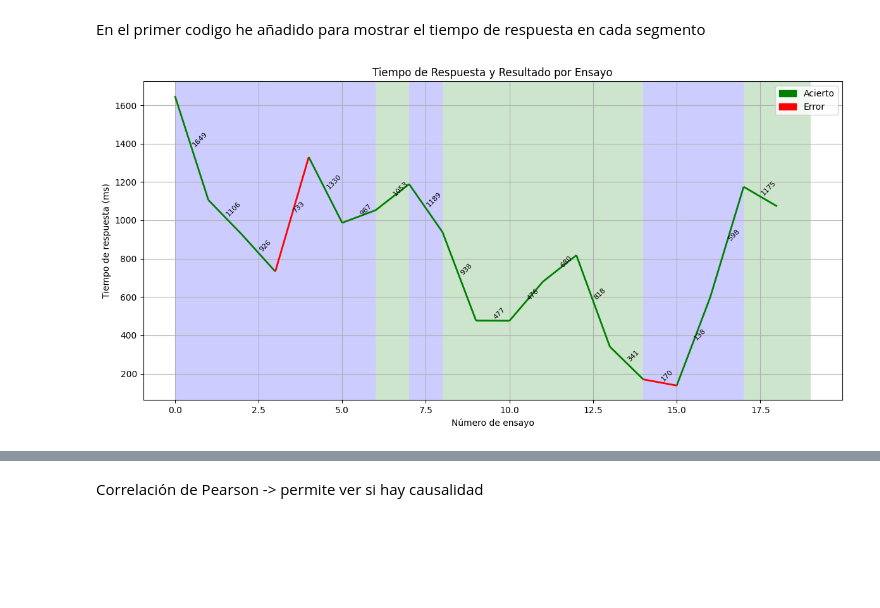
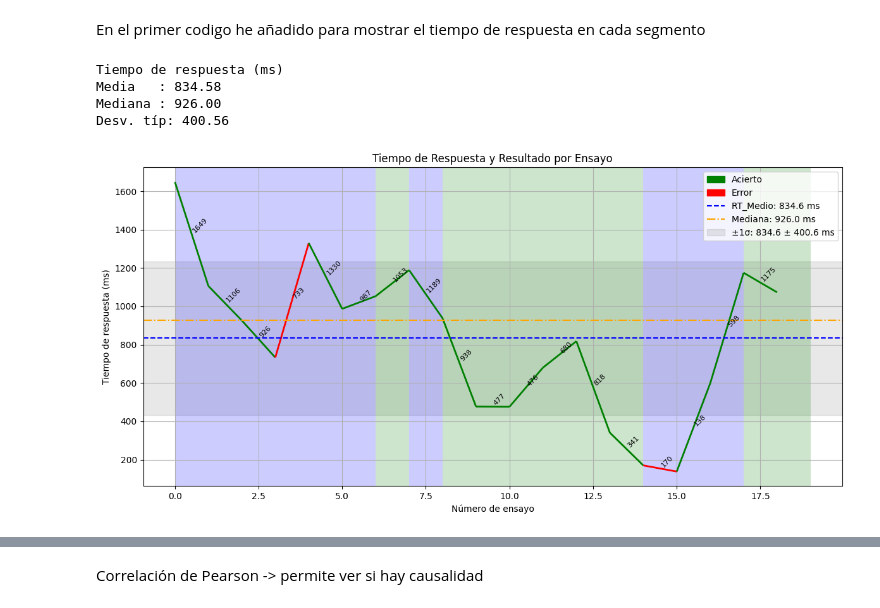
Before and after one commit to abarrio12/eogtouch, a Jupyter notebook: notebooks/02 - Right Keypress.ipynb, the cells around one changed output, grey strips where cells are left out. Drawn from its saved outputs; the diff is of its cells as text; code cells hidden in the pictures; blank space fills up the shorter version.

```diff
--- a/notebooks/02 - Right Keypress.ipynb
+++ b/notebooks/02 - Right Keypress.ipynb
@@ -225,14 +263,14 @@ def procesar_fila(row, umbral_pequeño=1.5):
     })
 
 # --- Aplicar procesamiento ---
-df_resultados[["distance_to_correct","tipo_fallo","tecla_pulsada","teclas_correctas"]] = df_resultados.apply(procesar_fila, axis=1)
+df_results[["distance_to_correct","tipo_fallo","tecla_pulsada","teclas_correctas"]] = df_results.apply(procesar_fila, axis=1)
 
 # --- Filtrar errores válidos ---
-df_fallos = df_resultados[df_resultados["tipo_fallo"].isin(["fallo pequeño","fallo grande"])].copy()
+df_fallos = df_results[df_results["tipo_fallo"].isin(["fallo pequeño","fallo grande"])].copy()
 df_fallos = df_fallos[df_fallos["distance_to_correct"].replace(float("inf"), pd.NA).notna()]
 
 # --- Detectar columna de tiempo ---
-tiempo_col = next((c for c in ['timestamp','time','trial_time','stimulus_time','onset_time'] if c in df_resultados.columns), None)
+tiempo_col = next((c for c in ['timestamp','time','trial_time','stimulus_time','onset_time'] if c in df_results.columns), None)
 tiempo = df_fallos[tiempo_col] if tiempo_col else df_fallos.index
 xlabel = f'Tiempo ({tiempo_col})' if tiempo_col else 'Número de ensayo'
 
@@ -296,7 +334,7 @@ import matplotlib.pyplot as plt
 # Python interpreta True como 1 y False como 0.
 # Entonces, al hacer .mean(), en realidad estás haciendo: (num aciertos/total resp = (aciertos + errores))*100 -> se cogen todos los resultados
 
-precision_color = df_resultados.groupby("color")["correct"].mean() * 100
+precision_color = df_results.groupby("color")["correct"].mean() * 100
 precision_color = precision_color.reindex(['Green', 'Blue'])
 
 color_map = {'Green': 'green', 'Blue': 'blue'}
@@ -383,8 +421,21 @@ from matplotlib.collections import LineCollection
 import matplotlib.patches as mpatches
 
 # Datos filtrados
-df_filtrado = df_resultados[df_resultados["response_time_ms"].notnull()].copy()
+df_filtrado = df_results[df_results["response_time_ms"].notnull()].copy()
 df_filtrado["correct_int"] = df_filtrado["correct"].astype(int)
+
+# --- Estadísticos básicos para tiempos de respuesta ---
+tiempos = df_filtrado["response_time_ms"].to_numpy()
+
+media = np.mean(tiempos)
+mediana = np.median(tiempos)
+desviacion = np.std(tiempos, ddof=1)  # ddof=1 para la "desviación típica muestral"
+
+print("Tiempo de respuesta (ms)")
+print(f"Media   : {media:.2f}")
+print(f"Mediana : {mediana:.2f}")
+print(f"Desv. típ: {desviacion:.2f}")
+
 
 # Extraer arrays
 x = df_filtrado.index.to_numpy()
@@ -407,32 +458,51 @@ fig, ax = plt.subplots(figsize=(12, 6))
 ax.add_collection(lc)
 ax.autoscale()
 ax.set_title("Tiempo de Respuesta y Resultado por Ensayo")
 ax.set_xlabel("Número de ensayo")
 ax.set_ylabel("Tiempo de respuesta (ms)")
 ax.grid(True)
 
+# --- Añadir líneas y bandas estadísticas ---
+# Línea de la media
+ax.axhline(media, color='blue', linestyle='--', linewidth=1.5, label=f"RT_Medio: {media:.1f} ms")
+
+# Línea de la mediana
+ax.axhline(mediana, color='orange', linestyle='-.', linewidth=1.5, label=f"Mediana: {mediana:.1f} ms")
+
+# Banda de ±1 desviación típica
+ax.axhspan(media - desviacion, media + desviacion, color='dimgray', alpha=0.15, label=f"±1σ: {media:.1f} ± {desviacion:.1f} ms")
+
+
 # Añadir leyenda acierto/fallo
+
 acierto_patch = mpatches.Patch(color='green', label='Acierto')
 error_patch = mpatches.Patch(color='red', label='Error')
-plt.legend(handles=[acierto_patch, error_patch], loc='upper right')
+#ax.get_legend_handle_layers añade los valores de media, mediana y desviación
+plt.legend(handles=[acierto_patch, error_patch] + ax.get_legend_handles_labels()[0], loc='upper right')
+
 
 # Añadir valores de tiempo de respuesta encima de cada segmento
+
 for i in range(len(x)-1):
     # Posición: mitad del segmento
     x_text = (x[i] + x[i+1]) / 2
     y_text = (y[i] + y[i+1]) / 2
     # Texto del tiempo de respuesta
     ax.text(x_text, y_text, f"{y[i]:.0f}", color='black', fontsize=8,
             verticalalignment='bottom', horizontalalignment='left', rotation=45)
 
 for i in range(len(x)):
     # El inicio del ensayo es x[i], el final es x[i+1] (excepto el último, donde podemos poner x[i]+1)
     x_start = x[i]
     x_end = x[i+1] if i < len(x)-1 else x[i] + 1  # último ensayo
     ax.axvspan(x_start, x_end, facecolor=color_map[stim_color[i]], alpha=0.2)
 
 
 plt.tight_layout()
 plt.show()
 # %% [output]
+Tiempo de respuesta (ms)
+Media   : 834.58
+Mediana : 926.00
+Desv. típ: 400.56
-[figure, old version]
+[figure, new version]
```
Also changed, not shown: parts of 13 cells of this notebook, 3 other files.
